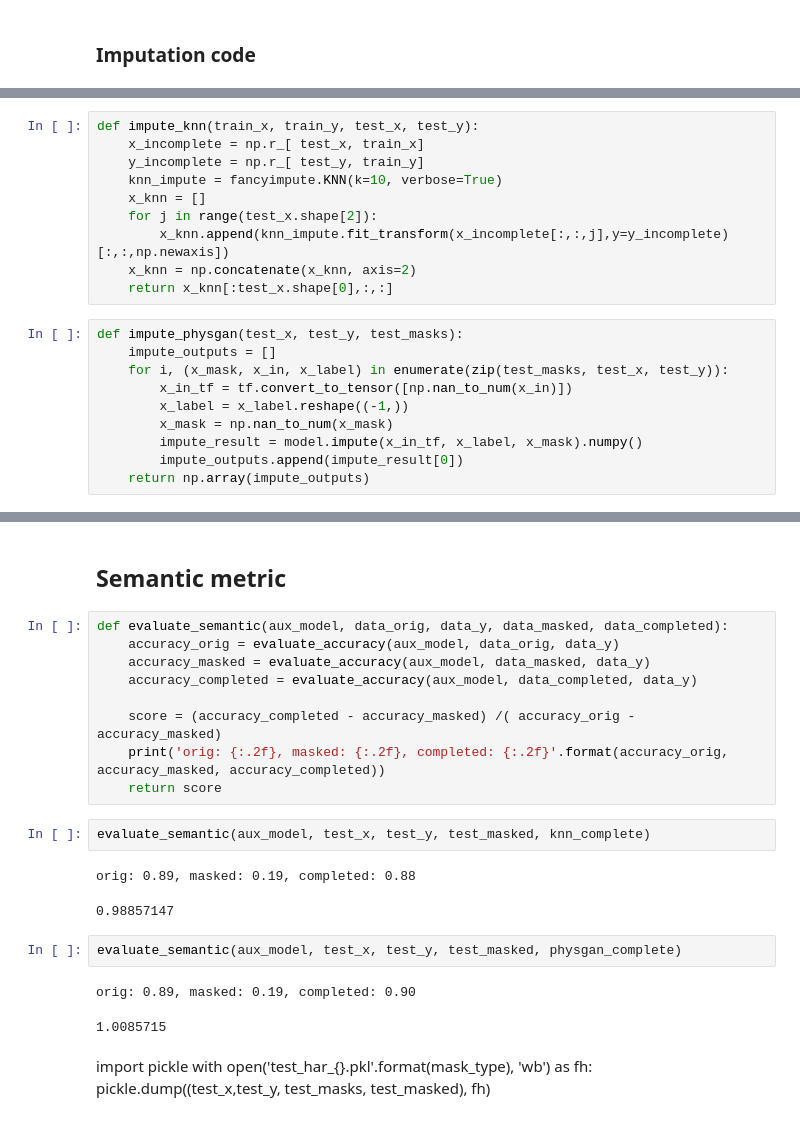
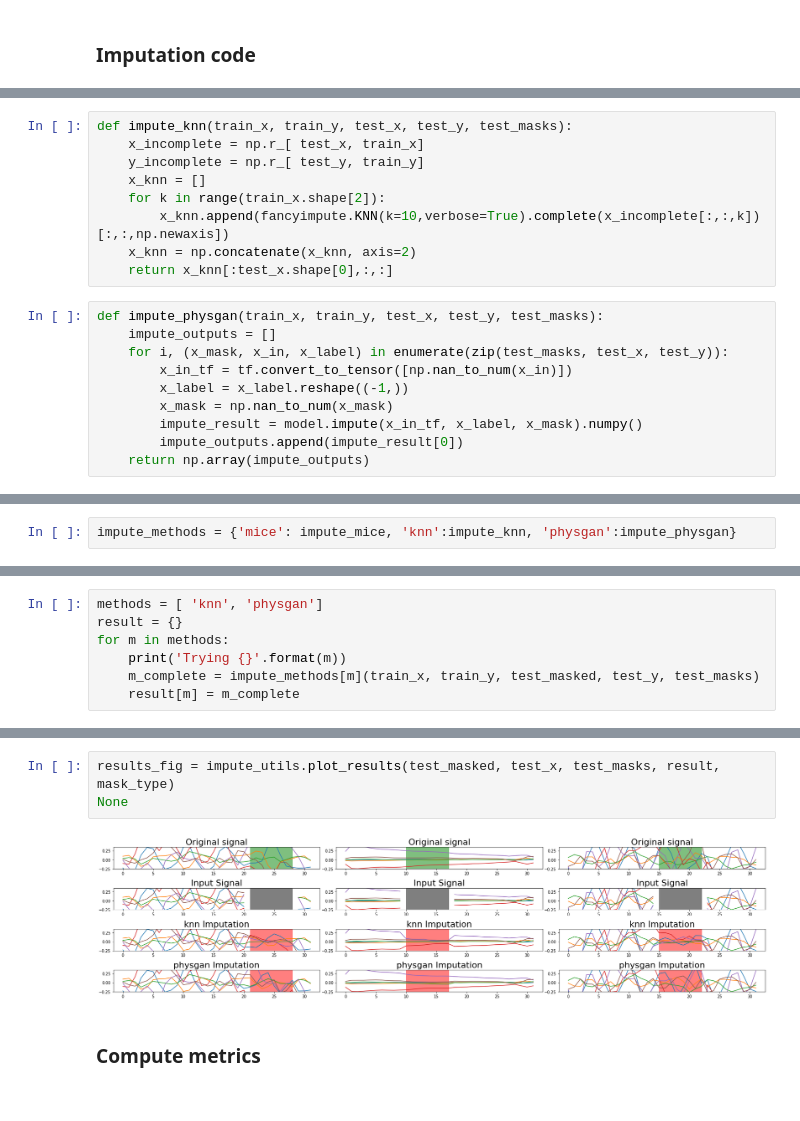
Before and after one commit to nesl/physiogan, a Jupyter notebook: HARImputation.ipynb, the cells around one changed output, grey strips where cells are left out. Saved outputs shown, nothing was run; the diff lists cells and outputs as text.

Commit message:
update impute notebooks

```diff
--- a/HARImputation.ipynb
+++ b/HARImputation.ipynb
@@ -121,15 +94,14 @@ Accuracy of incomplete data = 0.19
 # %%
-def impute_knn(train_x, train_y, test_x, test_y):
+def impute_knn(train_x, train_y, test_x, test_y, test_masks):
     x_incomplete = np.r_[ test_x, train_x]
     y_incomplete = np.r_[ test_y, train_y]
-    knn_impute = fancyimpute.KNN(k=10, verbose=True)
     x_knn = []
-    for j in range(test_x.shape[2]):
-        x_knn.append(knn_impute.fit_transform(x_incomplete[:,:,j],y=y_incomplete)[:,:,np.newaxis])
+    for k in range(train_x.shape[2]):
+        x_knn.append(fancyimpute.KNN(k=10,verbose=True).complete(x_incomplete[:,:,k])[:,:,np.newaxis])
     x_knn = np.concatenate(x_knn, axis=2)
     return x_knn[:test_x.shape[0],:,:]
 # %%
-def impute_physgan(test_x, test_y, test_masks):
+def impute_physgan(train_x, train_y, test_x, test_y, test_masks):
     impute_outputs = []
     for i, (x_mask, x_in, x_label) in enumerate(zip(test_masks, test_x, test_y)):
         x_in_tf = tf.convert_to_tensor([np.nan_to_num(x_in)])
@@ -164,0 +113,2 @@ Imputing row 601/700 with 0 missing, elapsed time: 0.158
+# %%
+impute_methods = {'mice': impute_mice, 'knn':impute_knn, 'physgan':impute_physgan}
@@ -164,0 +117,7 @@ Imputing row 601/700 with 0 missing, elapsed time: 0.158
+# %%
+methods = [ 'knn', 'physgan']
+result = {}
+for m in methods:
+    print('Trying {}'.format(m))
+    m_complete = impute_methods[m](train_x, train_y, test_masked, test_y, test_masks)
+    result[m] = m_complete
@@ -237,25 +154,7 @@ compute_mae(test_x, physgan_complete, test_masks)
-# %% [markdown]
-## Semantic metric
-# %%
-def evaluate_semantic(aux_model, data_orig, data_y, data_masked, data_completed):
-    accuracy_orig = evaluate_accuracy(aux_model, data_orig, data_y)
-    accuracy_masked = evaluate_accuracy(aux_model, data_masked, data_y)
-    accuracy_completed = evaluate_accuracy(aux_model, data_completed, data_y)
-
-    score = (accuracy_completed - accuracy_masked) /( accuracy_orig - accuracy_masked)
-    print('orig: {:.2f}, masked: {:.2f}, completed: {:.2f}'.format(accuracy_orig, accuracy_masked, accuracy_completed))
-    return score
-# %%
-evaluate_semantic(aux_model, test_x, test_y, test_masked, knn_complete)
-# %% [output]
-orig: 0.89, masked: 0.19, completed: 0.88
-0.98857147
-# %%
-evaluate_semantic(aux_model, test_x, test_y, test_masked, physgan_complete)
-# %% [output]
-orig: 0.89, masked: 0.19, completed: 0.90
-1.0085715
-# %% [markdown]
-import pickle
-with open('test_har_{}.pkl'.format(mask_type), 'wb') as fh:
-    pickle.dump((test_x,test_y, test_masks, test_masked), fh)
+# %%
+results_fig = impute_utils.plot_results(test_masked, test_x, test_masks, result, mask_type)
+None
+# %% [output]
+[figure, added]
+# %% [markdown]
+### Compute metrics
```
Also changed, not shown: parts of 25 cells of this notebook, 1 other file.
